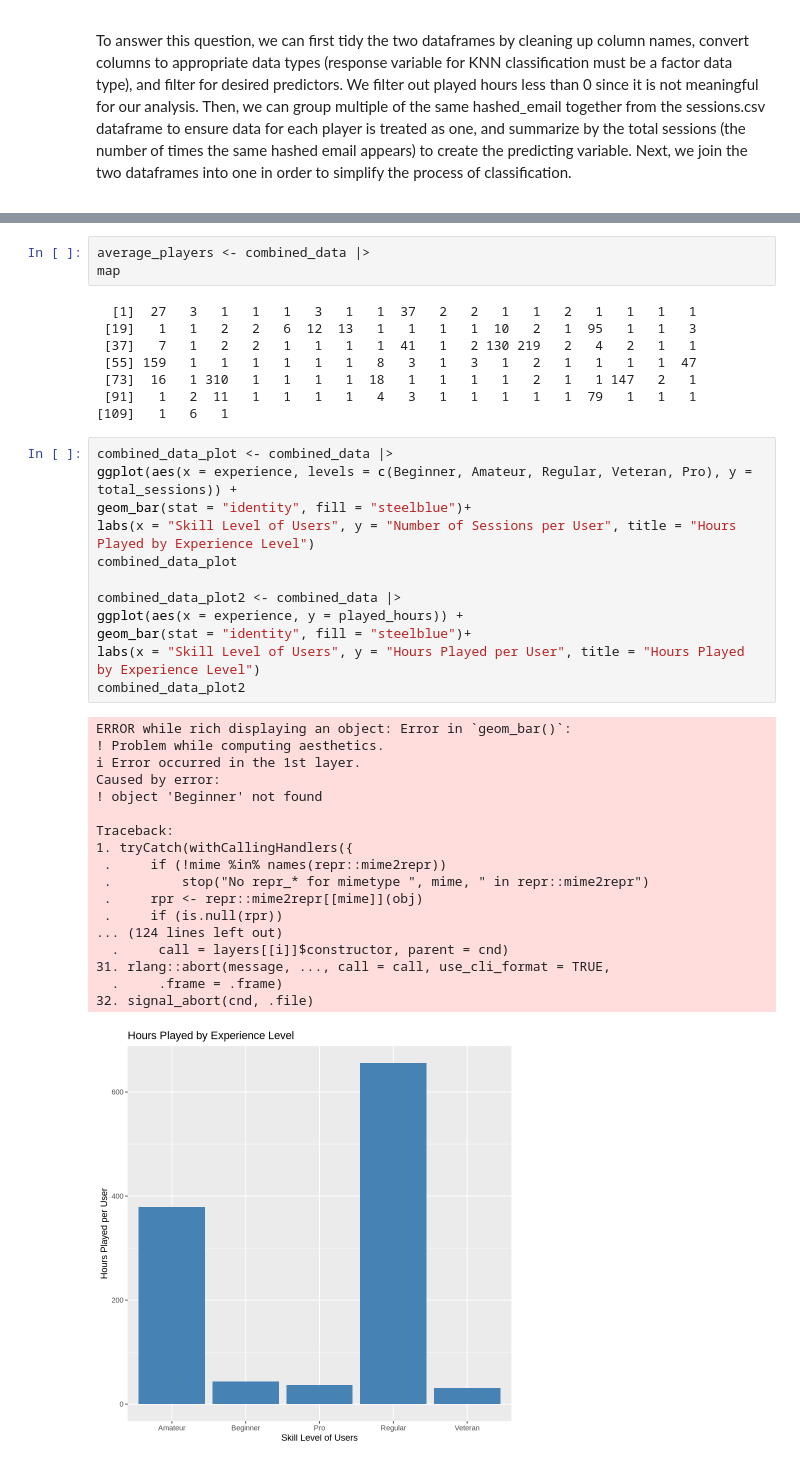
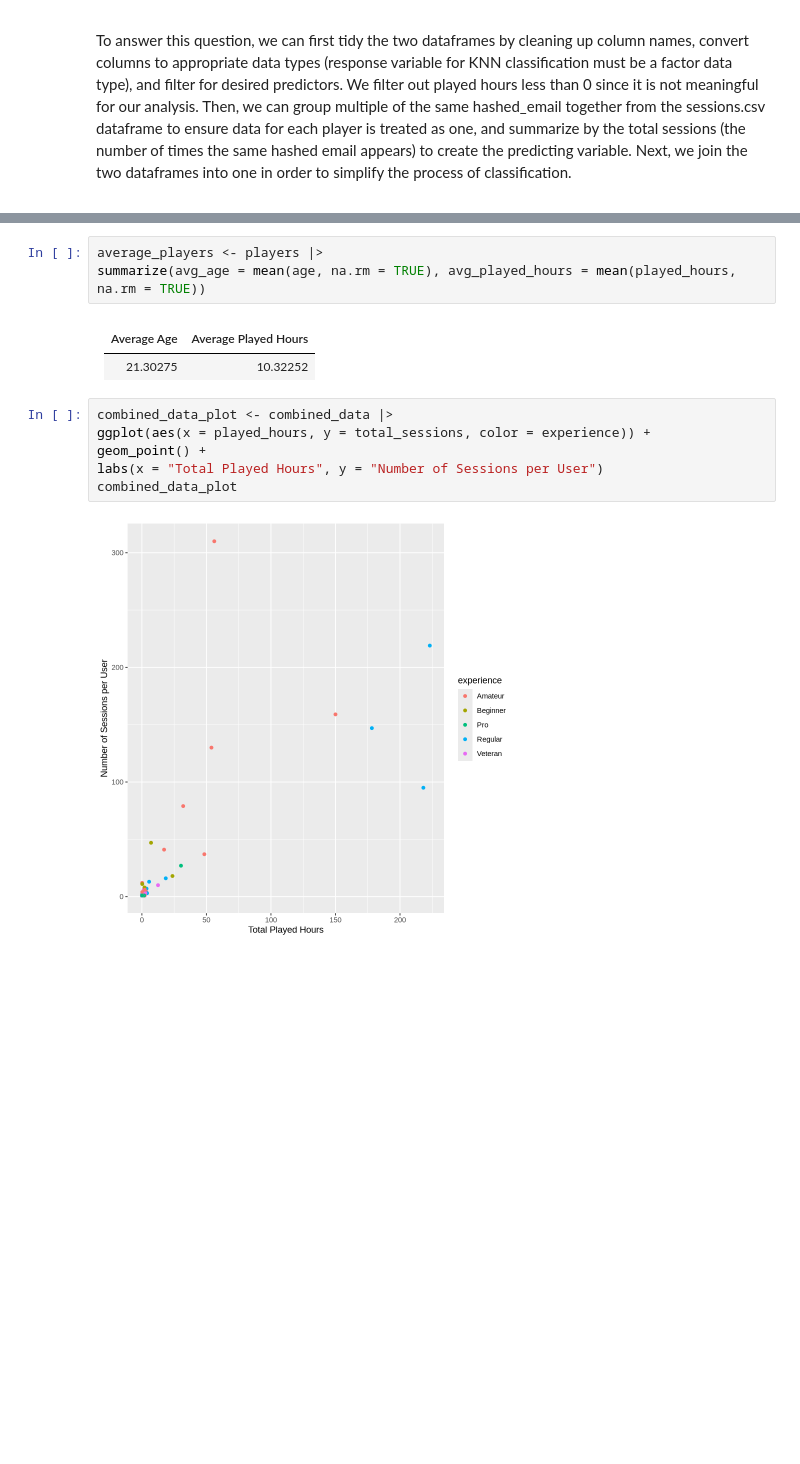
Before and after one commit to mandalaalinn-jpg/DS-Proposal, a Jupyter notebook: DataScienceProposal.ipynb, the cells around one changed output, grey strips where cells are left out. Drawn from its saved outputs; the diff is of its cells as text; blank space fills up the shorter version.

```diff
--- a/DataScienceProposal.ipynb
+++ b/DataScienceProposal.ipynb
@@ -156,44 +156,17 @@ A tibble: 111 × 8
 | Amateur | FALSE | f19e136ddde68f365afc860c725ccff54... | 2.3 | Harlow | Male | 17 | 6 |
 | Pro | TRUE | d9473710057f7d42f36570f0be83817a4... | 0.2 | Ahmed | Other | NA | 1 |
 # %%
-average_players <- combined_data |>
-map
+average_players <- players |>
+summarize(avg_age = mean(age, na.rm = TRUE), avg_played_hours = mean(played_hours, na.rm = TRUE))
-# %% [output]
-  [1]  27   3   1   1   1   3   1   1  37   2   2   1   1   2   1   1   1   1
- [19]   1   1   2   2   6  12  13   1   1   1   1  10   2   1  95   1   1   3
- [37]   7   1   2   2   1   1   1   1  41   1   2 130 219   2   4   2   1   1
- [55] 159   1   1   1   1   1   1   8   3   1   3   1   2   1   1   1   1  47
- [73]  16   1 310   1   1   1   1  18   1   1   1   1   2   1   1 147   2   1
- [91]   1   2  11   1   1   1   1   4   3   1   1   1   1   1  79   1   1   1
-[109]   1   6   1
+# %% [markdown]
+|Average Age|Average Played Hours|
+|------|------|
+|21.30275|10.32252|
 # %%
 combined_data_plot <- combined_data |>
-ggplot(aes(x = experience, levels = c(Beginner, Amateur, Regular, Veteran, Pro), y = total_sessions)) +
-geom_bar(stat = "identity", fill = "steelblue")+
-labs(x = "Skill Level of Users", y = "Number of Sessions per User", title = "Hours Played by Experience Level")
+ggplot(aes(x = played_hours, y = total_sessions, color = experience)) +
+geom_point() +
+labs(x = "Total Played Hours", y = "Number of Sessions per User")
 combined_data_plot
-
-combined_data_plot2 <- combined_data |>
-ggplot(aes(x = experience, y = played_hours)) +
-geom_bar(stat = "identity", fill = "steelblue")+
-labs(x = "Skill Level of Users", y = "Hours Played per User", title = "Hours Played by Experience Level")
-combined_data_plot2
 # %% [output]
-ERROR while rich displaying an object: Error in `geom_bar()`:
-! Problem while computing aesthetics.
-ℹ Error occurred in the 1st layer.
-Caused by error:
-! object 'Beginner' not found
-
-Traceback:
-1. tryCatch(withCallingHandlers({
- .     if (!mime %in% names(repr::mime2repr))
- .         stop("No repr_* for mimetype ", mime, " in repr::mime2repr")
- .     rpr <- repr::mime2repr[[mime]](obj)
- .     if (is.null(rpr))
-... (124 lines left out)
-  .     call = layers[[i]]$constructor, parent = cnd)
-31. rlang::abort(message, ..., call = call, use_cli_format = TRUE,
-  .     .frame = .frame)
-32. signal_abort(cnd, .file)
-[figure, old version]
+[figure, new version]
```
